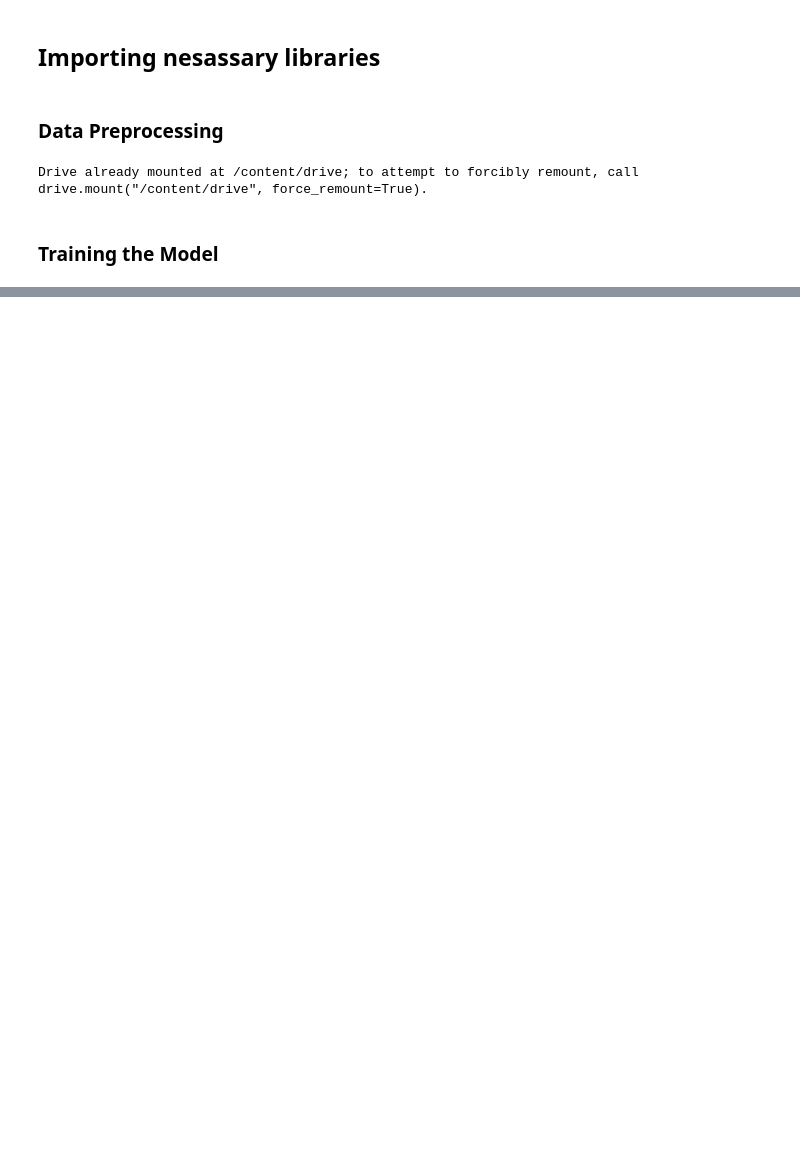
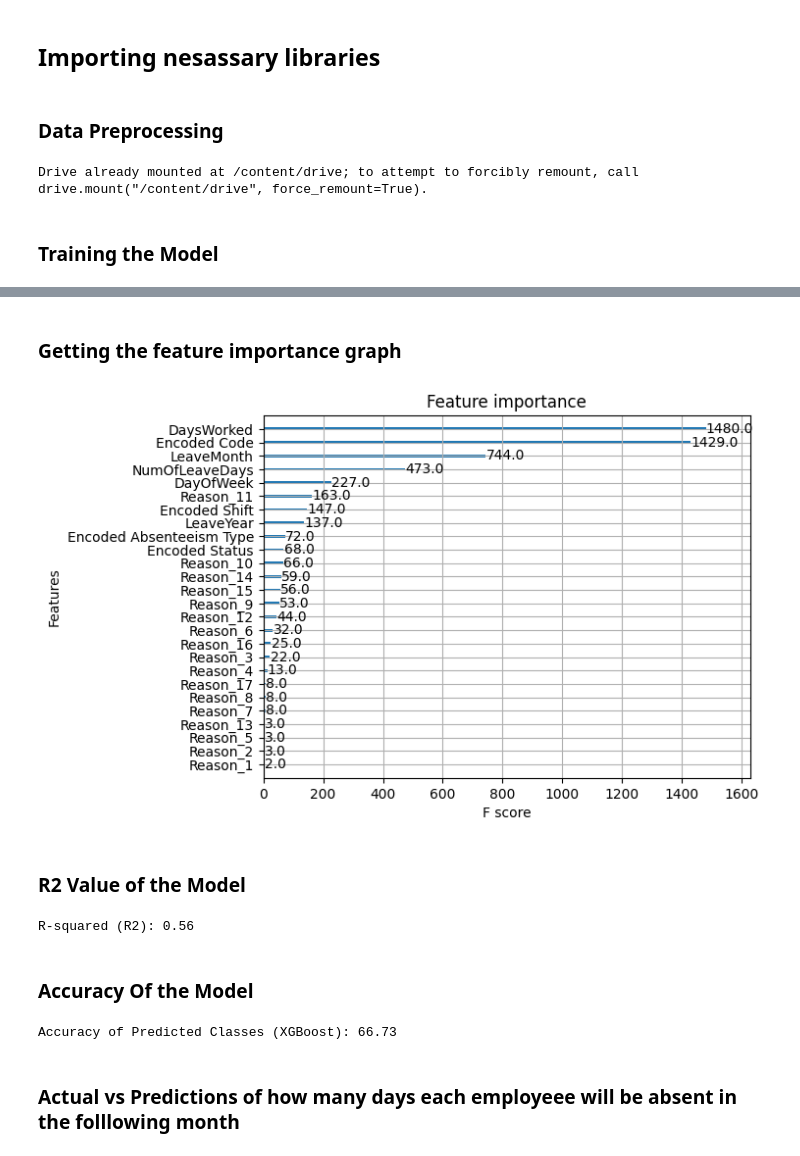
Before and after one commit to DSGP-Group-1-EAPS/SL-Apparel-Dataset, a Jupyter notebook: XGBoost.ipynb, the cells around one changed output, grey strips where cells are left out. Drawn from its saved outputs; the diff is of its cells as text; code cells hidden in the pictures; blank space fills up the shorter version.

```diff
--- a/XGBoost.ipynb
+++ b/XGBoost.ipynb
@@ -19,7 +20,7 @@ from sklearn.metrics import mean_absolute_error, r2_score, mean_squared_log_erro
 # Mounting the Google Drive
 drive.mount('/content/drive')
 
-# Reading the preprocessed data from the specified location
+# Load the preprocessed data
 data = pd.read_excel('/content/drive/MyDrive/DSGP_COURSEWORK/SL Apparel Dataset model/Dataset/preprocessed_data_new.xlsx')
 
 def onehot_encode(df, column, prefix):
@@ -30,30 +31,6 @@ def onehot_encode(df, column, prefix):
     df = df.drop(column, axis=1)
 
     return df
-
-
-def preprocess_inputs(df):
-    df = df.copy()
-
-    # Drop ID columns
-    df = df.drop('Date', axis=1)
-    df = df.drop('Code', axis=1)
-    df = df.drop('Shift', axis=1)
-    df = df.drop('Department', axis=1)
-    df = df.drop('Absenteeism Type', axis=1)
-    df = df.drop('Status', axis=1)
-    df = df.drop('Leave Type', axis=1)
-    df = df.drop('Absent/Present', axis=1)
-    df = df.drop('Reason', axis=1)
-    df = df.drop('Joined Date', axis=1)
-    df = df.drop('TargetCategory', axis=1)
-    df = df.drop('TookLeaveNextMonth', axis=1)
-    # One-hot encode the reason column
-    df = onehot_encode(
-        df,
-        column='Encoded Reason',
-        prefix='Reason'
-    )
 # %% [output]
 Drive already mounted at /content/drive; to attempt to forcibly remount, call drive.mount("/content/drive", force_remount=True).
 # %% [markdown]
@@ -279,0 +98,26 @@ Actual values and predictions:
+# %% [markdown]
+### Getting the feature importance graph
+# %%
+# Plot feature importance
+plot_importance(xgb_model)
+plt.show()
+# %% [output]
+[figure, added]
+# %% [markdown]
+### R2 Value of the Model
+# %%
+# Calculate R-squared (R2)
+r2 = r2_score(y_test, predictions)
+print(f'R-squared (R2): {r2:.2f}')
+# %% [output]
+R-squared (R2): 0.56
+# %% [markdown]
+### Accuracy Of the Model
+# %%
+# Calculate accuracy
+accuracy_rf = accuracy_score(actual_classes_filtered, predicted_classes_rf)
+print(f'Accuracy of Predicted Classes (XGBoost): {accuracy_rf*100:.2f}')
+# %% [output]
+Accuracy of Predicted Classes (XGBoost): 66.73
+# %% [markdown]
+### Actual vs Predictions of how many days each employeee will be absent in the folllowing month
```
Also changed, not shown: parts of 9 cells of this notebook.
